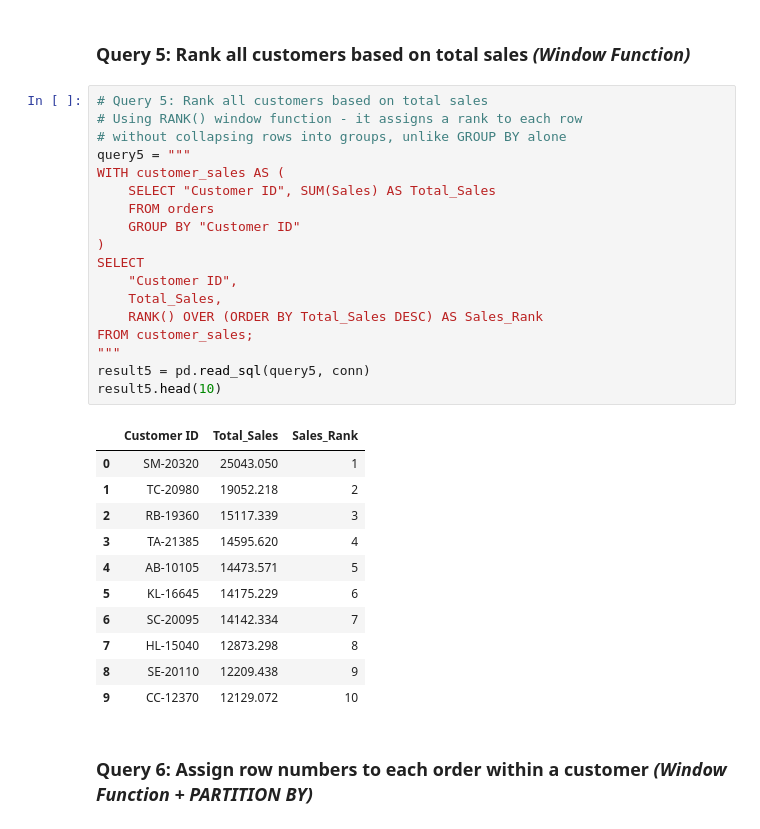
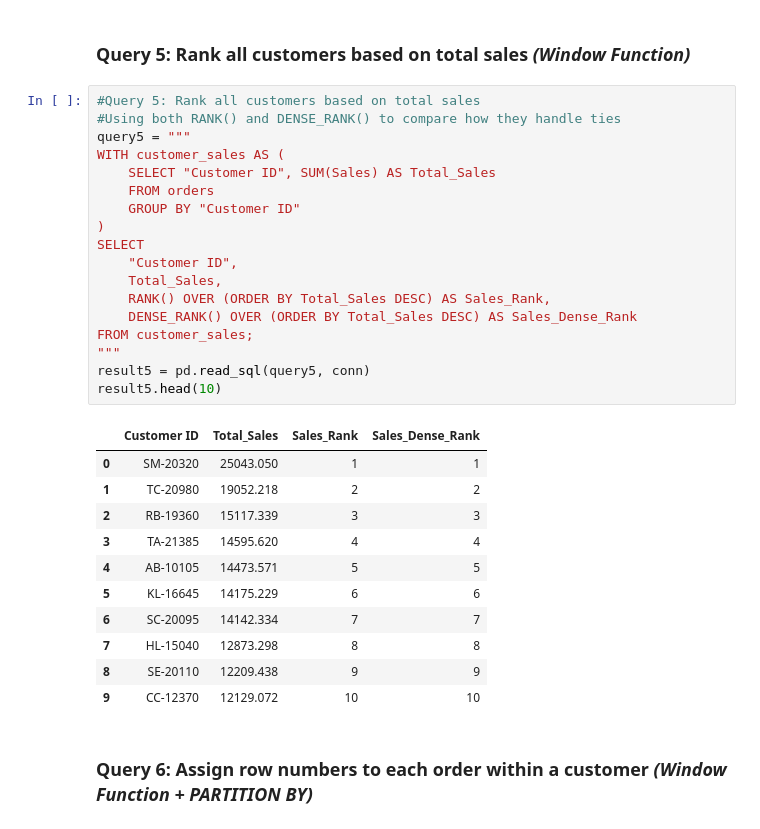
Before and after one commit to laxmimishra415/Celebal-Data-Engineering-Internship, a Jupyter notebook: sql-window-functions/Week3_SQL_Assignment.ipynb, the cells around one changed output. Cells and saved outputs as stored; diff of their text form.

Commit message:
Update Week3_SQL_Assignment.ipynb - add DENSE_RANK comparison

```diff
--- a/sql-window-functions/Week3_SQL_Assignment.ipynb
+++ b/sql-window-functions/Week3_SQL_Assignment.ipynb
@@ -227,35 +227,35 @@ Customers with above-average total sales: 294
 # %% [markdown]
 ### Query 5: Rank all customers based on total sales *(Window Function)*
 # %%
-# Query 5: Rank all customers based on total sales
-# Using RANK() window function - it assigns a rank to each row
-# without collapsing rows into groups, unlike GROUP BY alone
+#Query 5: Rank all customers based on total sales
+#Using both RANK() and DENSE_RANK() to compare how they handle ties
 query5 = """
 WITH customer_sales AS (
     SELECT "Customer ID", SUM(Sales) AS Total_Sales
     FROM orders
     GROUP BY "Customer ID"
 )
 SELECT
     "Customer ID",
     Total_Sales,
-    RANK() OVER (ORDER BY Total_Sales DESC) AS Sales_Rank
+    RANK() OVER (ORDER BY Total_Sales DESC) AS Sales_Rank,
+    DENSE_RANK() OVER (ORDER BY Total_Sales DESC) AS Sales_Dense_Rank
 FROM customer_sales;
 """
 result5 = pd.read_sql(query5, conn)
 result5.head(10)
 # %% [output]
-|  | Customer ID | Total_Sales | Sales_Rank |
-| 0 | SM-20320 | 25043.050 | 1 |
-| 1 | TC-20980 | 19052.218 | 2 |
-| 2 | RB-19360 | 15117.339 | 3 |
-| 3 | TA-21385 | 14595.620 | 4 |
-| 4 | AB-10105 | 14473.571 | 5 |
-| 5 | KL-16645 | 14175.229 | 6 |
-| 6 | SC-20095 | 14142.334 | 7 |
-| 7 | HL-15040 | 12873.298 | 8 |
-| 8 | SE-20110 | 12209.438 | 9 |
-| 9 | CC-12370 | 12129.072 | 10 |
+|  | Customer ID | Total_Sales | Sales_Rank | Sales_Dense_Rank |
+| 0 | SM-20320 | 25043.050 | 1 | 1 |
+| 1 | TC-20980 | 19052.218 | 2 | 2 |
+| 2 | RB-19360 | 15117.339 | 3 | 3 |
+| 3 | TA-21385 | 14595.620 | 4 | 4 |
+| 4 | AB-10105 | 14473.571 | 5 | 5 |
+| 5 | KL-16645 | 14175.229 | 6 | 6 |
+| 6 | SC-20095 | 14142.334 | 7 | 7 |
+| 7 | HL-15040 | 12873.298 | 8 | 8 |
+| 8 | SE-20110 | 12209.438 | 9 | 9 |
+| 9 | CC-12370 | 12129.072 | 10 | 10 |
 # %% [markdown]
 ### Query 6: Assign row numbers to each order within a customer *(Window Function + PARTITION BY)*
 # %%
```
